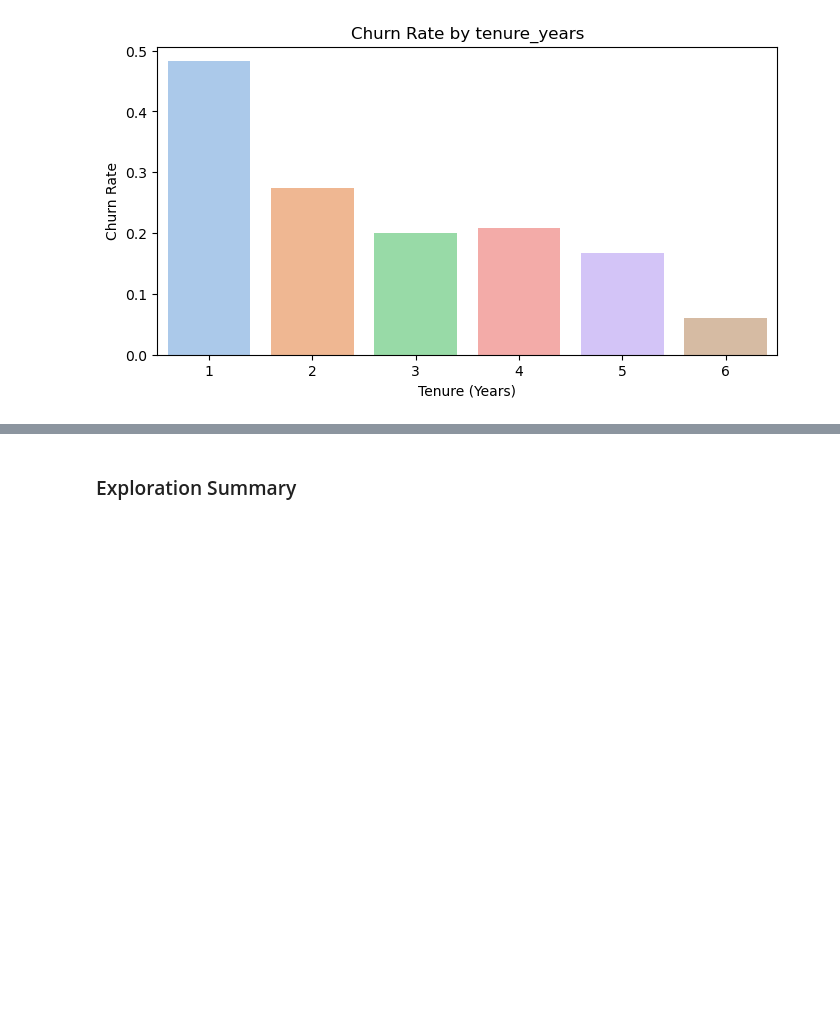
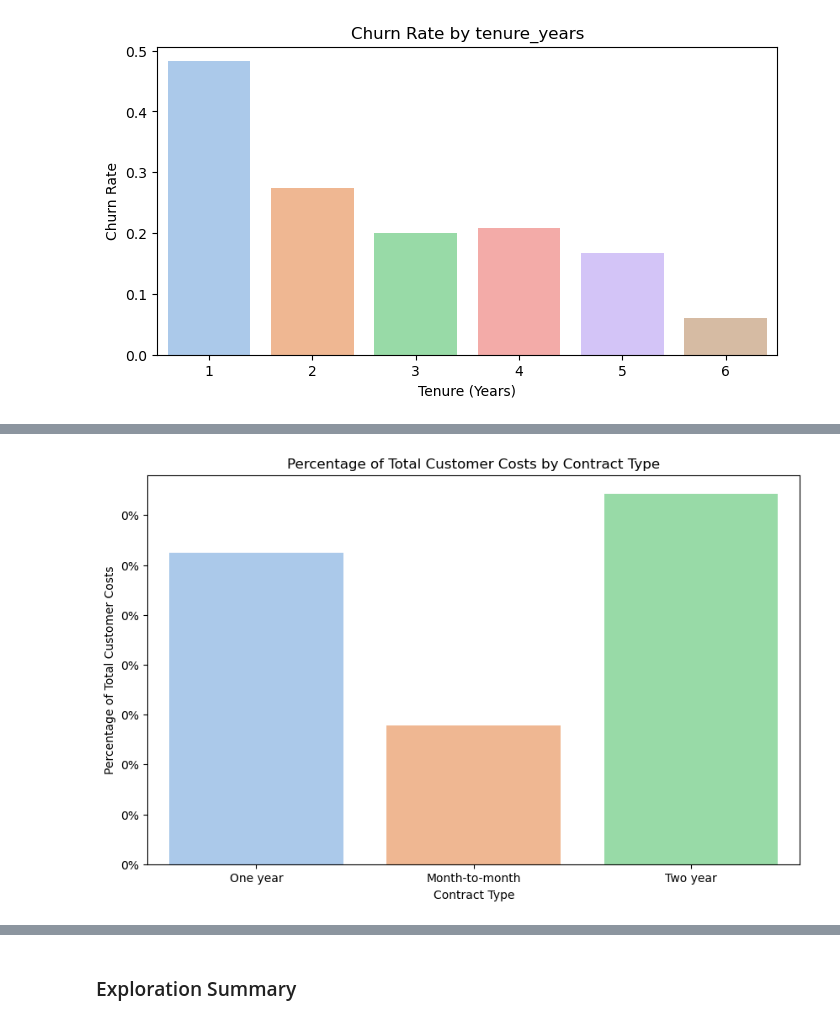
Before and after one commit to Luis-Martinez1/Classification_Project, a Jupyter notebook: charts_for_storytelling.ipynb, the cells around one changed output, grey strips where cells are left out. Saved outputs shown, nothing was run; the diff lists cells and outputs as text; code cells hidden in the pictures; blank space fills up the shorter version.

```diff
--- a/charts_for_storytelling.ipynb
+++ b/charts_for_storytelling.ipynb
@@ -596,0 +653,20 @@ analyze_tenure(train, 'tenure_years', 'churn')
+# %%
+import matplotlib.pyplot as plt
+import seaborn as sns
+
+# Assuming train is your DataFrame with 'total_charges' and 'contract_type' columns
+total_costs_sum = train['total_charges'].sum()
+
+plt.figure(figsize=(10, 6))
+sns.barplot(x='contract_type', y='total_charges', data=train, palette='pastel', ci=None)
+
+# Convert y-axis to percentages
+plt.gca().set_yticklabels(['{:.0f}%'.format(x*100/total_costs_sum) for x in plt.gca().get_yticks()])
+
+plt.xlabel('Contract Type')
+plt.ylabel('Percentage of Total Customer Costs')
+plt.title('Percentage of Total Customer Costs by Contract Type')
+
+plt.show()
+# %% [output]
+[figure, added]
```
Also changed, not shown: parts of 17 cells of this notebook.
